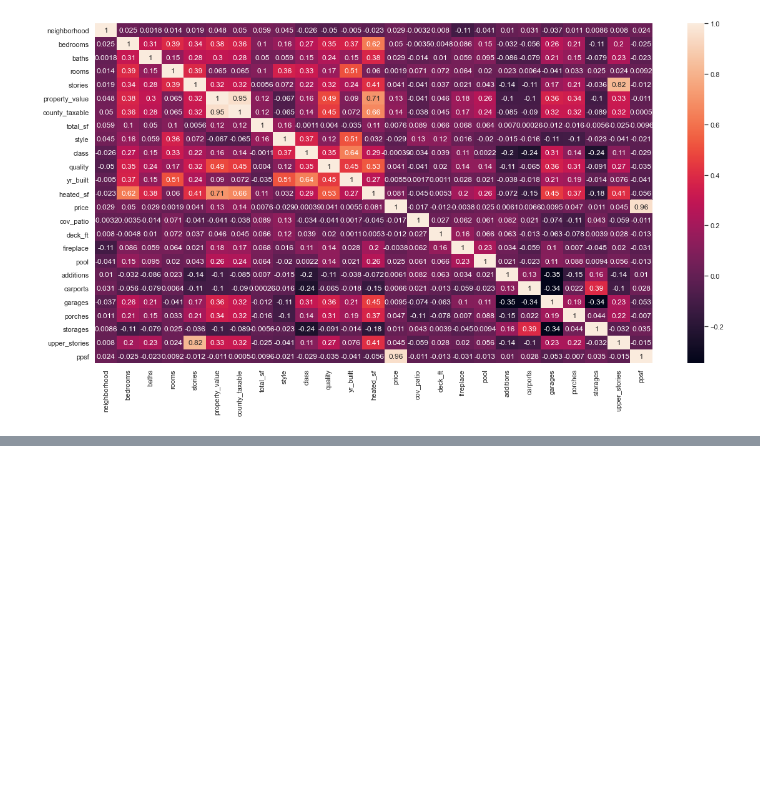
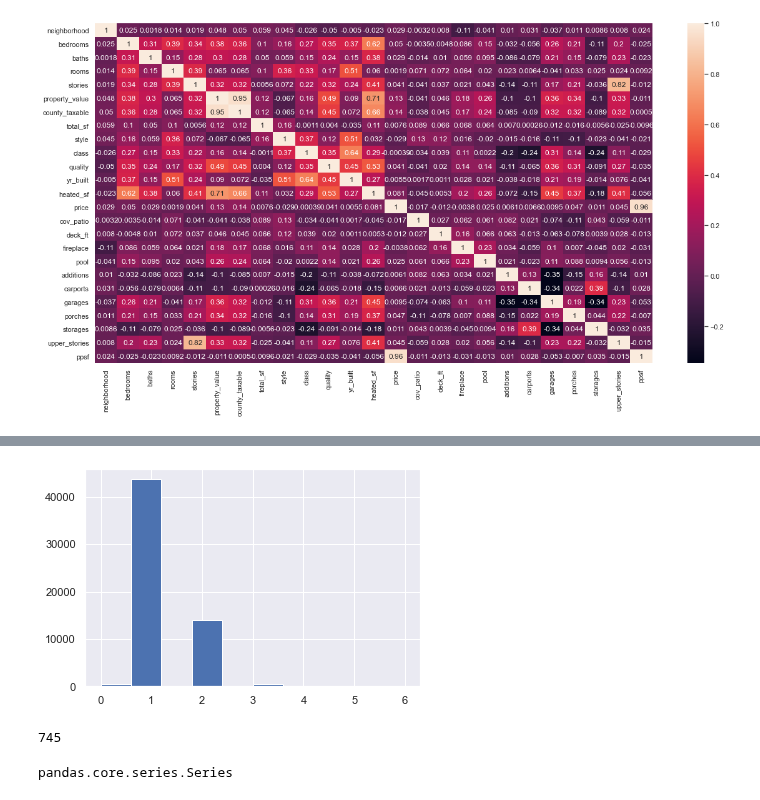
Before and after one commit to WillRobinson152/DS_Assingments, a Jupyter notebook: Jax Housing Analysis/4.EDA.ipynb, the cells around one changed output, grey strips where cells are left out. Cells and saved outputs as stored; diff of their text form; code cells hidden in the pictures; blank space fills up the shorter version.

```diff
--- a/Jax Housing Analysis/4.EDA.ipynb
+++ b/Jax Housing Analysis/4.EDA.ipynb
@@ -67,0 +92,3 @@ im = sns.heatmap(reduced.corr(), annot=True)
+# %%
+df = df[df['baths']<10]
+df.baths.value_counts()
@@ -67,0 +116,14 @@ im = sns.heatmap(reduced.corr(), annot=True)
+# %%
+_ = plt.hist(df.stories)
+# %% [output]
+[figure, added]
+# %%
+investors = []
+for address in df.mailing_address:
+    if address.count()
+# %% [output]
+745
+# %%
+type(df.mailing_address.value_counts())
+# %% [output]
+pandas.core.series.Series
```
Also changed, not shown: parts of 12 cells of this notebook, 2 other files.
